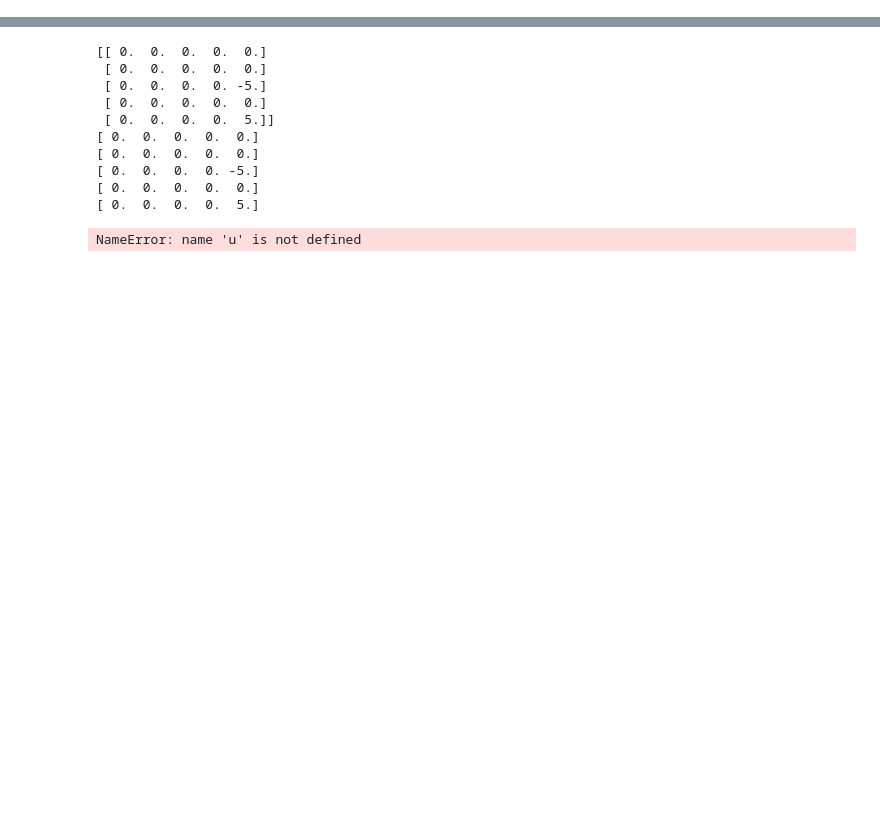
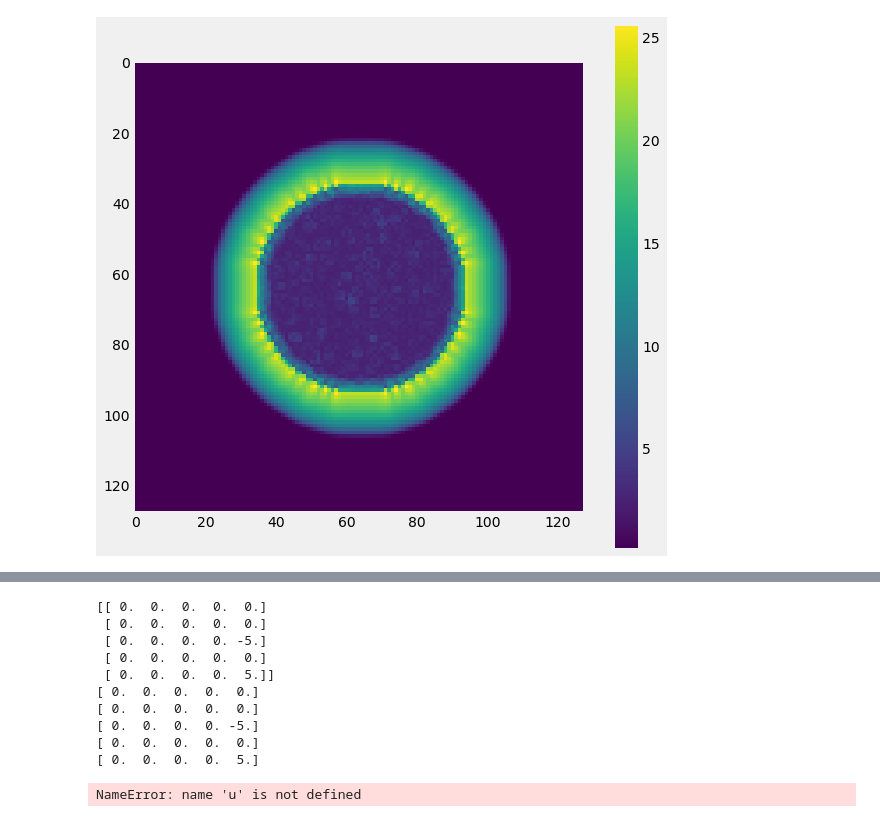
Before and after one commit to ianhi/courses, a Jupyter notebook: AC274/HW/HW_6/Multiphase d2q9.ipynb, the cells around one changed output, grey strips where cells are left out. Cells and saved outputs as stored; diff of their text form; code cells hidden in the pictures; blank space fills up the shorter version.

```diff
--- a/AC274/HW/HW_6/Multiphase d2q9.ipynb
+++ b/AC274/HW/HW_6/Multiphase d2q9.ipynb
@@ -160,0 +322,7 @@ array([[ 2.49955664,  2.49955664,  2.49955664,  2.49955664,  2.49955664,
+# %%
+plt.imshow(calc_macro_f(f_out[40])[0])
+plt.colorbar()
+plt.grid('off')
+plt.show()
+# %% [output]
+[figure, added]
```
Also changed, not shown: parts of 33 cells of this notebook, 56 other files.
